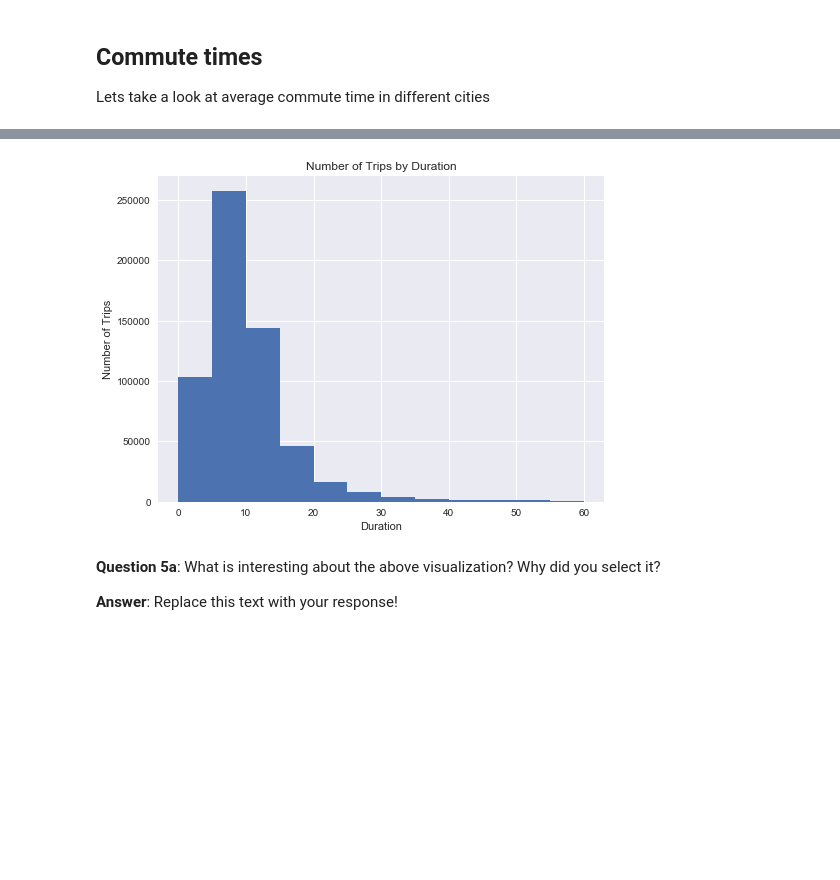
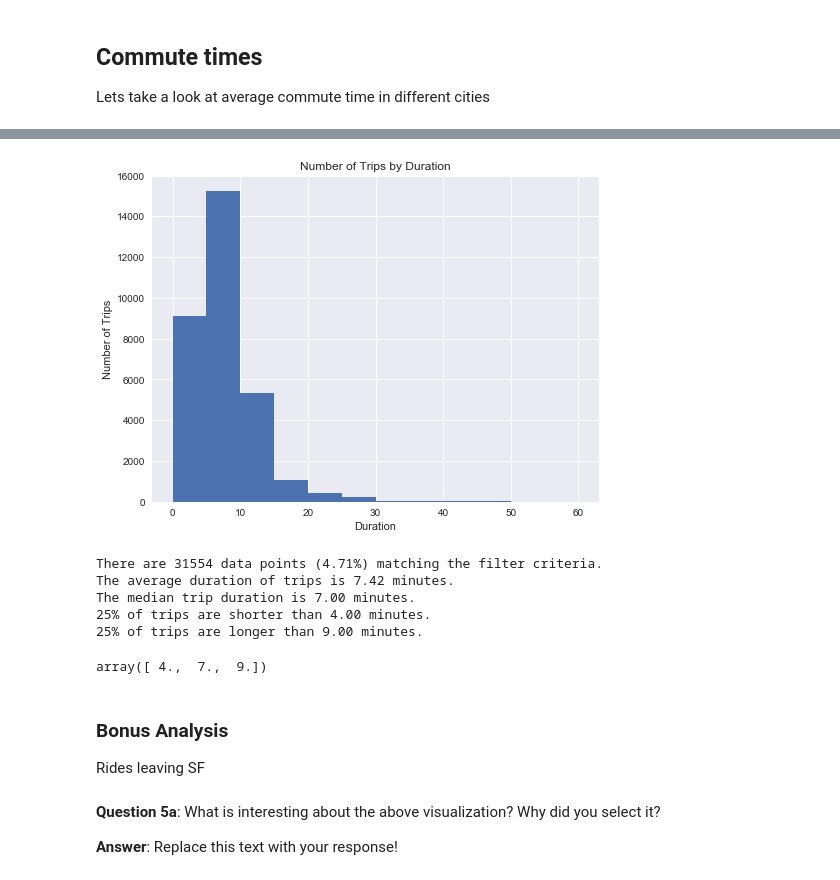
Before and after one commit to sagecodes/bay_area_bike_share_analysis, a Jupyter notebook: Bay_Area_Bike_Share_Analysis.ipynb, the cells around one changed output, grey strips where cells are left out. Saved outputs shown, nothing was run; the diff lists cells and outputs as text; code cells hidden in the pictures; blank space fills up the shorter version.

Commit message:
Add in usage_stats to commute analysis

```diff
--- a/Bay_Area_Bike_Share_Analysis.ipynb
+++ b/Bay_Area_Bike_Share_Analysis.ipynb
@@ -322,7 +332,24 @@ usage_plot(trip_data, 'duration', ['duration < 60',
 # %%
-usage_plot(trip_data, 'duration', ['duration < 60', 'start_city == San Francisco', 'end_city == San Francisco'], boundary = 0, bin_width = 5)
+# Final Plot 1
+usage_plot(trip_data, 'duration', ['duration < 60',
+                                   'start_city == San Jose',
+                                   'end_city == San Jose',
+                                   'subscription_type == Subscriber'], boundary = 0, bin_width = 5)
+usage_stats(trip_data,['duration < 60',
+                       'start_city == San Jose',
+                       'end_city == San Jose',
+                       'subscription_type == Subscriber'])
 # %% [output]
-[figure, old version]
+[figure, new version]
+There are 31554 data points (4.71%) matching the filter criteria.
+The average duration of trips is 7.42 minutes.
+The median trip duration is 7.00 minutes.
+25% of trips are shorter than 4.00 minutes.
+25% of trips are longer than 9.00 minutes.
+array([ 4.,  7.,  9.])
+# %% [markdown]
+### Bonus Analysis
+Rides leaving SF
 # %% [markdown]
 **Question 5a**: What is interesting about the above visualization? Why did you select it?
 
```
Also changed, not shown: parts of 1 cell of this notebook.
